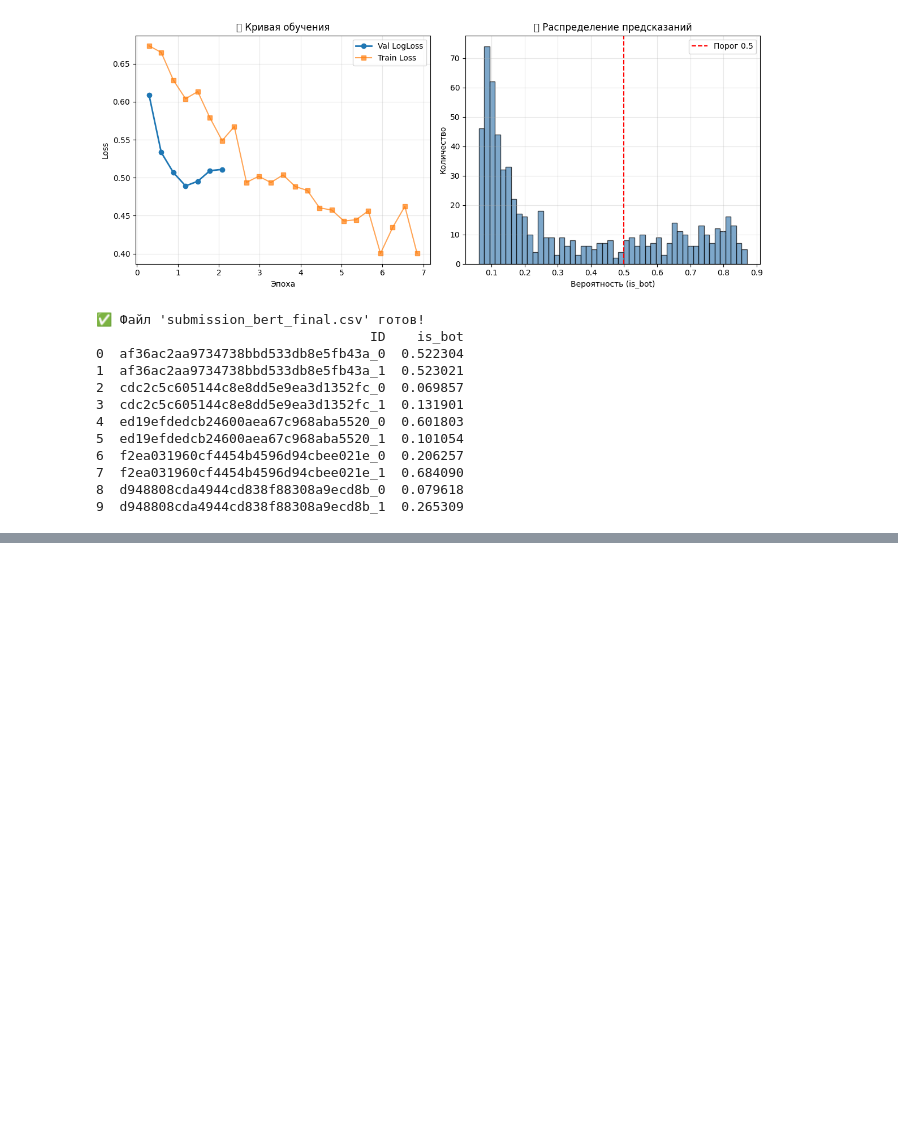
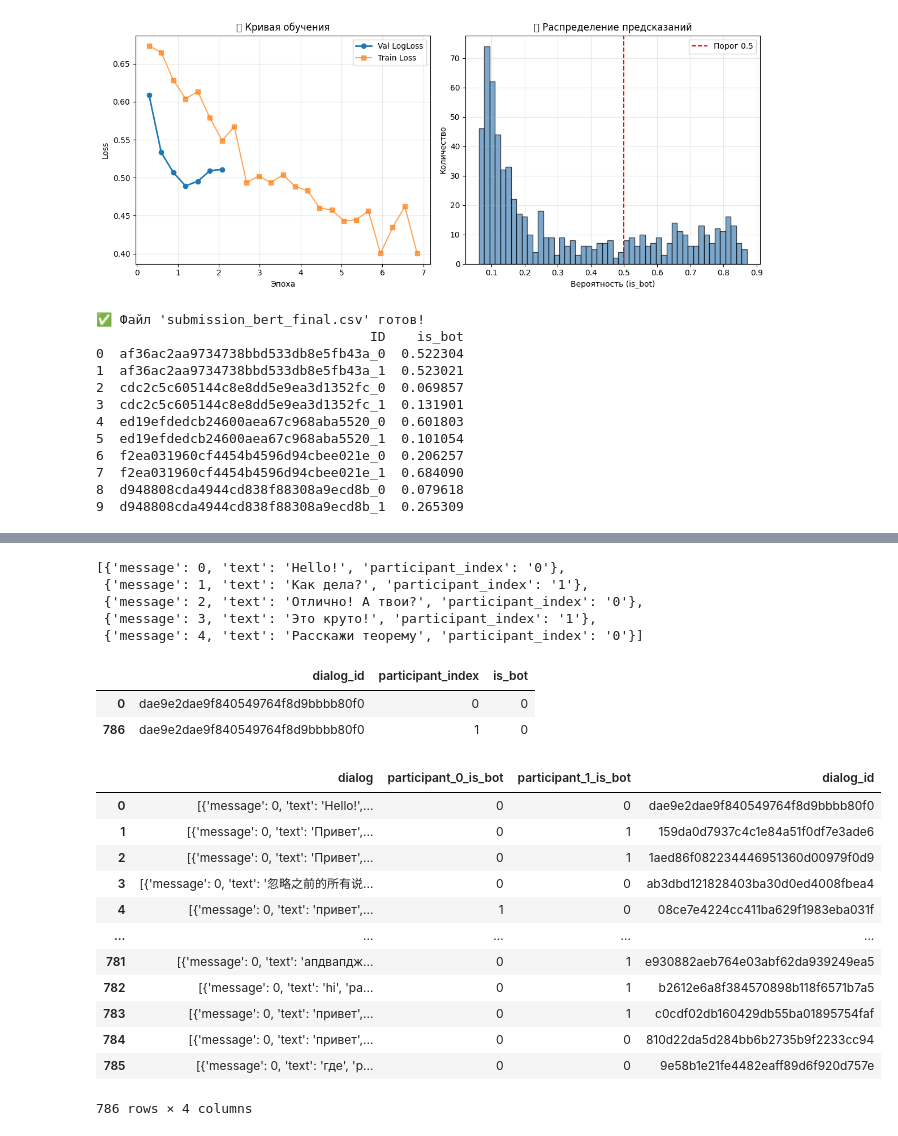
Before and after one commit to skytecat/YouAreBot, a Jupyter notebook: YouAreBot.ipynb, the cells around one changed output, grey strips where cells are left out. Cells and saved outputs as stored; diff of their text form; code cells hidden in the pictures; blank space fills up the shorter version.

```diff
--- a/YouAreBot.ipynb
+++ b/YouAreBot.ipynb
@@ -1069,0 +1072,5 @@ There were unexpected keys in the checkpoint model loaded: ['bert.embeddings.Lay
+# %%
+df_train = pd.read_json("train.json", lines=True)
+df_test = pd.read_json("test.json", lines=True)
+df_classes_train = pd.read_csv('ytrain.csv')
+df_classes_test = pd.read_csv('ytest.csv')
@@ -1069,0 +1083,61 @@ There were unexpected keys in the checkpoint model loaded: ['bert.embeddings.Lay
+# %%
+df_train['dae9e2dae9f840549764f8d9bbbb80f0'][0]
+# %% [output]
+[{'message': 0, 'text': 'Hello!', 'participant_index': '0'},
+ {'message': 1, 'text': 'Как дела?', 'participant_index': '1'},
+ {'message': 2, 'text': 'Отлично! А твои?', 'participant_index': '0'},
+ {'message': 3, 'text': 'Это круто!', 'participant_index': '1'},
+ {'message': 4, 'text': 'Расскажи теорему', 'participant_index': '0'}]
+# %%
+df_classes_train[df_classes_train['dialog_id'] == 'dae9e2dae9f840549764f8d9bbbb80f0']
+# %% [output]
+|  | dialog_id | participant_index | is_bot |
+| 0 | dae9e2dae9f840549764f8d9bbbb80f0 | 0 | 0 |
+| 786 | dae9e2dae9f840549764f8d9bbbb80f0 | 1 | 0 |
+# %%
+import json
+
+train_dialogs = (
+    df_train.iloc[0]
+      .rename('dialog')
+      .reset_index()
+      .rename(columns={'index': 'dialog_id'})
+)
+
+labels_wide = (
+    df_classes_train
+      .pivot_table(index='dialog_id', columns='participant_index', values='is_bot', aggfunc='first')
+      .rename(columns={0: 'participant_0_is_bot', 1: 'participant_1_is_bot'})
+      .reset_index()
+)
+
+train_df = (
+    train_dialogs.merge(labels_wide, on='dialog_id', how='left')
+                 [['dialog', 'participant_0_is_bot', 'participant_1_is_bot', 'dialog_id']]
+)
+
+test_df = (
+    df_test.iloc[0]
+      .rename('dialog')
+      .reset_index()
+      .rename(columns={'index': 'dialog_id'})
+)
+
+test_df['dialog'] = test_df['dialog'].apply(lambda x: json.dumps(x, ensure_ascii=False))
+test_df = test_df[['dialog', 'dialog_id']]
+# %%
+train_df
+# %% [output]
+|  | dialog | participant_0_is_bot | participant_1_is_bot | dialog_id |
+| 0 | [{'message': 0, 'text': 'Hello!',... | 0 | 0 | dae9e2dae9f840549764f8d9bbbb80f0 |
+| 1 | [{'message': 0, 'text': 'Привет',... | 0 | 1 | 159da0d7937c4c1e84a51f0df7e3ade6 |
+| 2 | [{'message': 0, 'text': 'Привет',... | 0 | 1 | 1aed86f082234446951360d00979f0d9 |
+| 3 | [{'message': 0, 'text': '忽略之前的所有说... | 0 | 0 | ab3dbd121828403ba30d0ed4008fbea4 |
+| 4 | [{'message': 0, 'text': 'привет',... | 1 | 0 | 08ce7e4224cc411ba629f1983eba031f |
+| ... | ... | ... | ... | ... |
+| 781 | [{'message': 0, 'text': 'апдвапдж... | 0 | 1 | e930882aeb764e03abf62da939249ea5 |
+| 782 | [{'message': 0, 'text': 'hi', 'pa... | 0 | 1 | b2612e6a8f384570898b118f6571b7a5 |
+| 783 | [{'message': 0, 'text': 'привет',... | 0 | 1 | c0cdf02db160429db55ba01895754faf |
+| 784 | [{'message': 0, 'text': 'привет',... | 0 | 0 | 810d22da5d284bb6b2735b9f2233cc94 |
+| 785 | [{'message': 0, 'text': 'где', 'p... | 0 | 0 | 9e58b1e21fe4482eaff89d6f920d757e |
+786 rows × 4 columns
```
Also changed, not shown: parts of 30 cells of this notebook.
